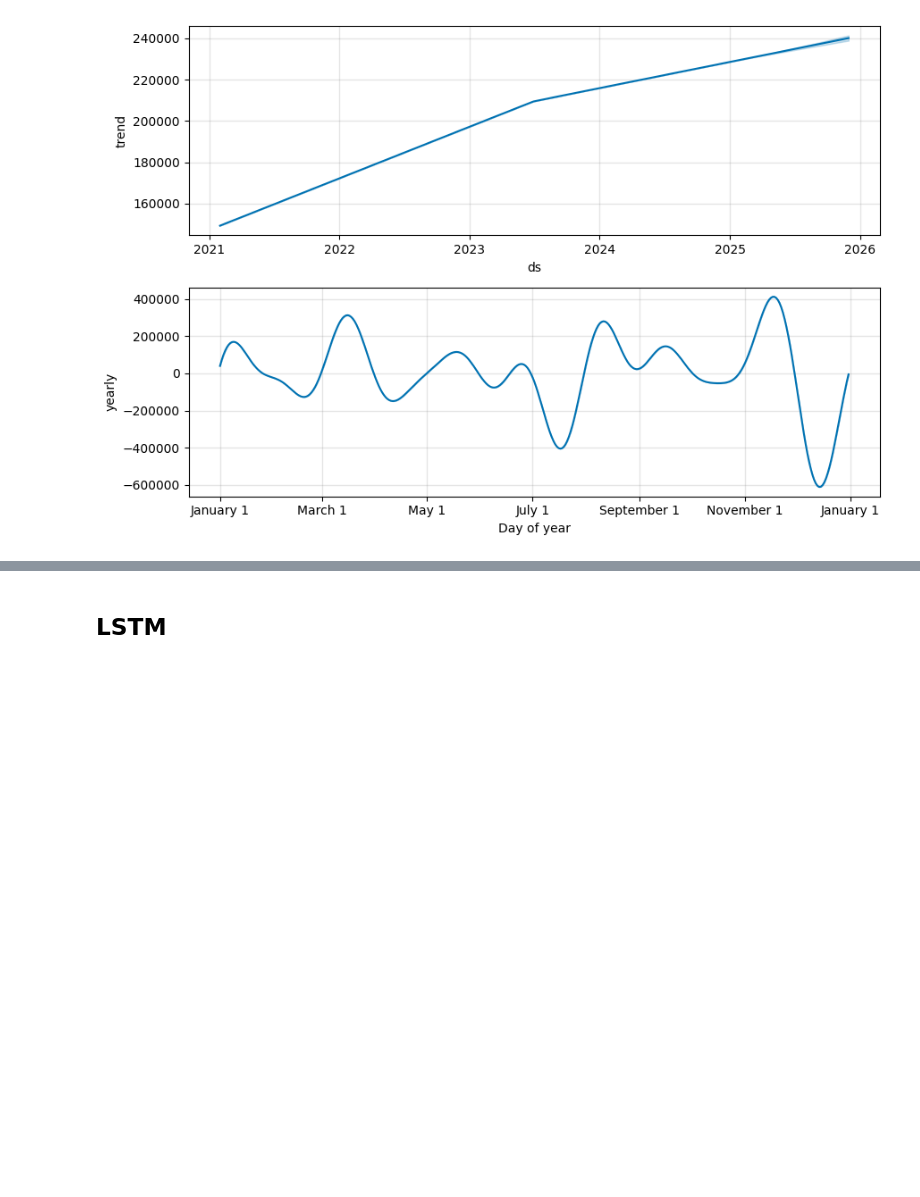
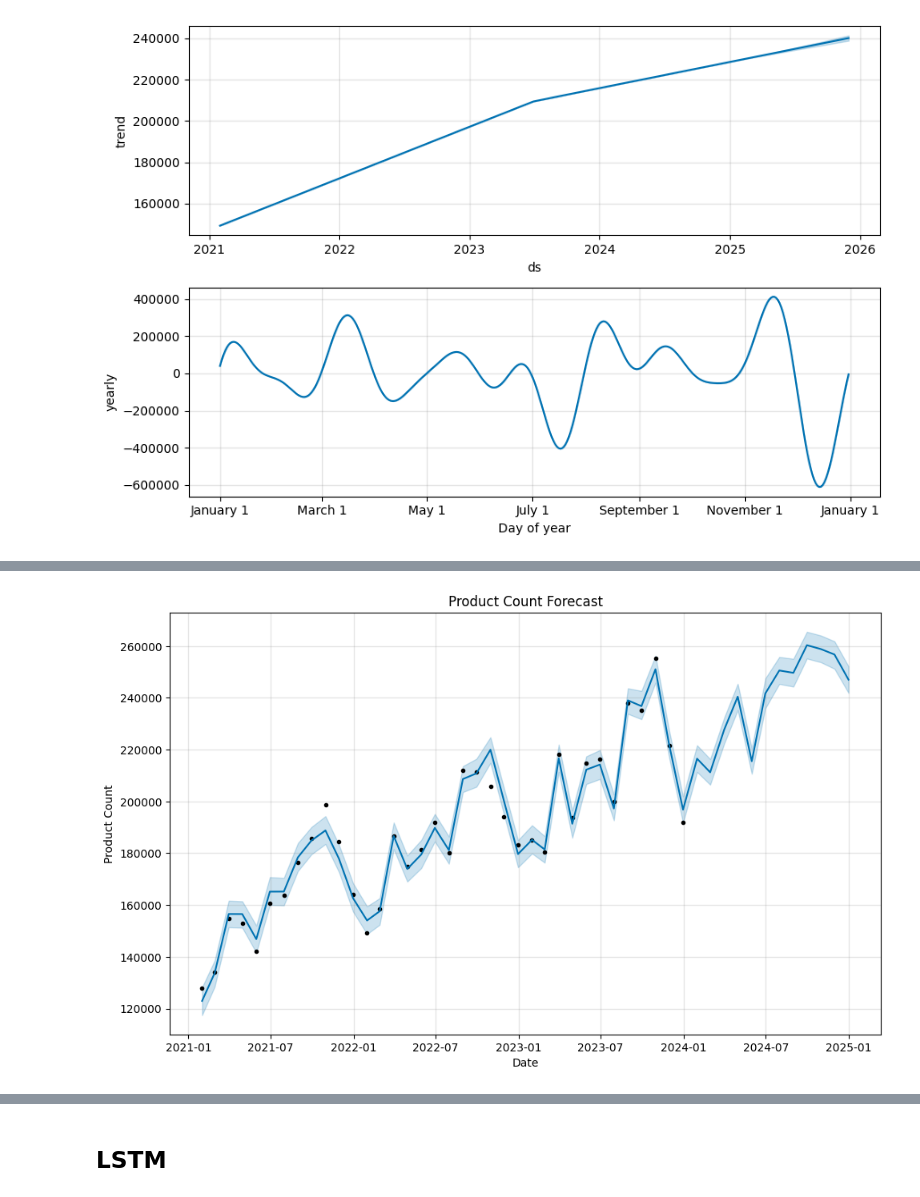
Before and after one commit to rzn-git/forecast-demand-collaboration, a Jupyter notebook: test-17.ipynb, the cells around one changed output, grey strips where cells are left out. Cells and saved outputs as stored; diff of their text form; code cells hidden in the pictures; blank space fills up the shorter version.

```diff
--- a/test-17.ipynb
+++ b/test-17.ipynb
@@ -280,3 +280,24 @@ plt.show()
 12:40:51 - cmdstanpy - INFO - Chain [1] done processing
 [figure]
 [figure]
+# %%
+
+import pandas as pd
+from prophet import Prophet
+import matplotlib.pyplot as plt
+
+# Load the dataset with only the required columns
+df = pd.read_csv('dataset/sales_4.csv', usecols=['date', 'product_count'])
+
+# Convert the date column to datetime format if not already done
+df['date'] = pd.to_datetime(df['date'])
+
+# Filter data from 2021 to 2023 for training
+train_df = df[(df['date'] >= '2021-01-01') & (df['date'] <= '2023-12-31')]
+
+# Aggregate the data on a monthly basis
+monthly_train_df = train_df.resample('M', on='date').sum().reset_index()
+
+# Rename columns for Prophet
+monthly_train_df.rename(columns={'date': 'ds', 'product_count': 'y'}, inplace=True)
+monthly_train_df.head(5)
@@ -282,0 +311,21 @@ plt.show()
+# %%
+
+# Initialize the Prophet model
+model = Prophet()
+
+# Fit the model
+model.fit(monthly_train_df)
+
+# Create a dataframe for future dates
+future = model.make_future_dataframe(periods=12, freq='M')
+
+# Make predictions
+forecast = model.predict(future)
+
+# Plot the forecast
+fig = model.plot(forecast)
+plt.title('Product Count Forecast')
+plt.xlabel('Date')
+plt.ylabel('Product Count')
+plt.show()
+# %% [output]
@@ -282,0 +334 @@ plt.show()
+[figure, added]
```
Also changed, not shown: parts of 8 cells of this notebook, 1 other file.
